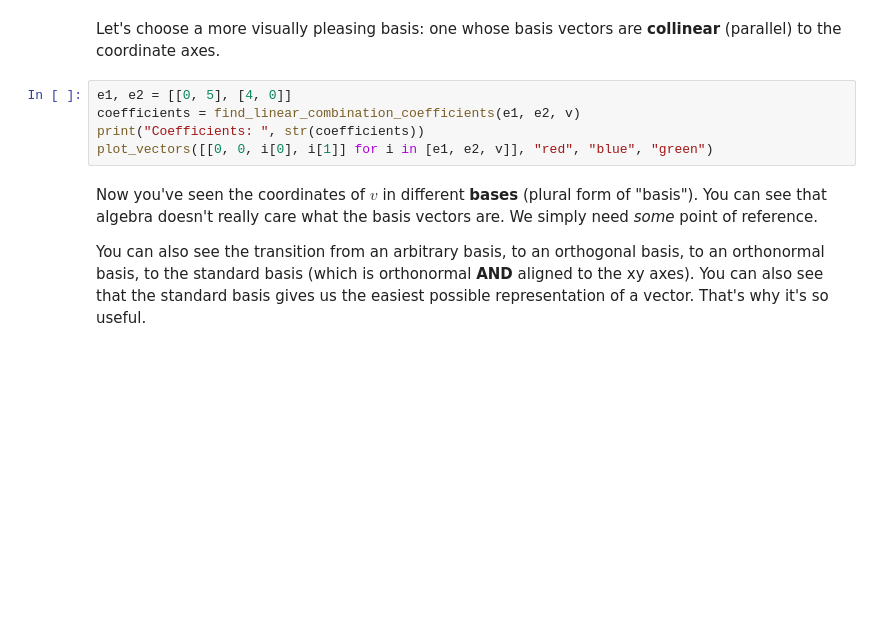
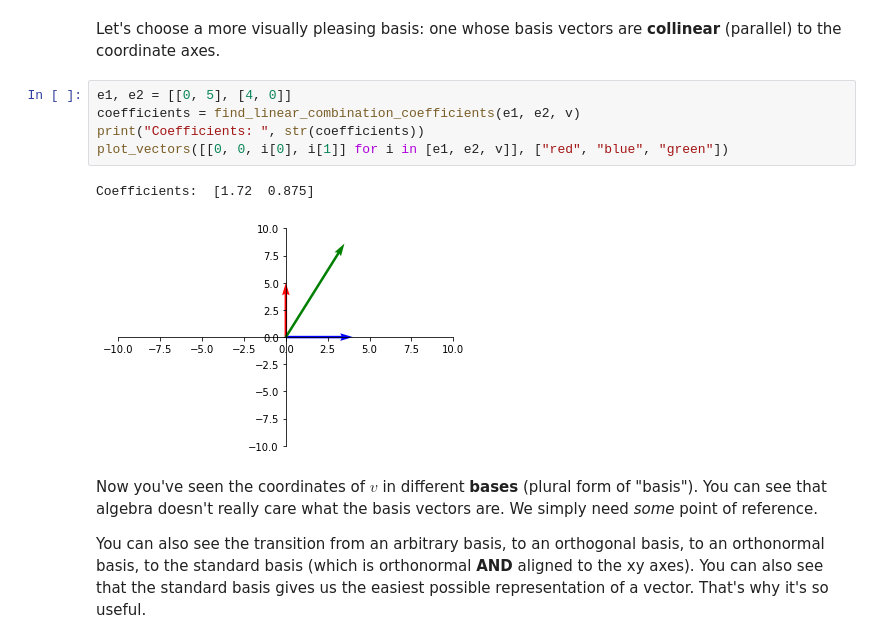
Before and after one commit to StanDimitroff/Math-Concepts, a Jupyter notebook: Linear-Algebra/Linear Algebra Exercise.ipynb, the cells around one changed output. Drawn from its saved outputs; the diff is of its cells as text; blank space fills up the shorter version.

```diff
--- a/Linear-Algebra/Linear Algebra Exercise.ipynb
+++ b/Linear-Algebra/Linear Algebra Exercise.ipynb
@@ -98,8 +113,11 @@ Let's choose a more visually pleasing basis: one whose basis vectors are **colli
 # %%
 e1, e2 = [[0, 5], [4, 0]]
 coefficients = find_linear_combination_coefficients(e1, e2, v)
 print("Coefficients: ", str(coefficients))
-plot_vectors([[0, 0, i[0], i[1]] for i in [e1, e2, v]], "red", "blue", "green")
+plot_vectors([[0, 0, i[0], i[1]] for i in [e1, e2, v]], ["red", "blue", "green"])
+# %% [output]
+Coefficients:  [1.72  0.875]
+[figure, added]
 # %% [markdown]
 Now you've seen the coordinates of $v$ in different **bases** (plural form of "basis"). You can see that algebra doesn't really care what the basis vectors are. We simply need *some* point of reference.
 
```
Also changed, not shown: parts of 31 cells of this notebook, 1 other file.
